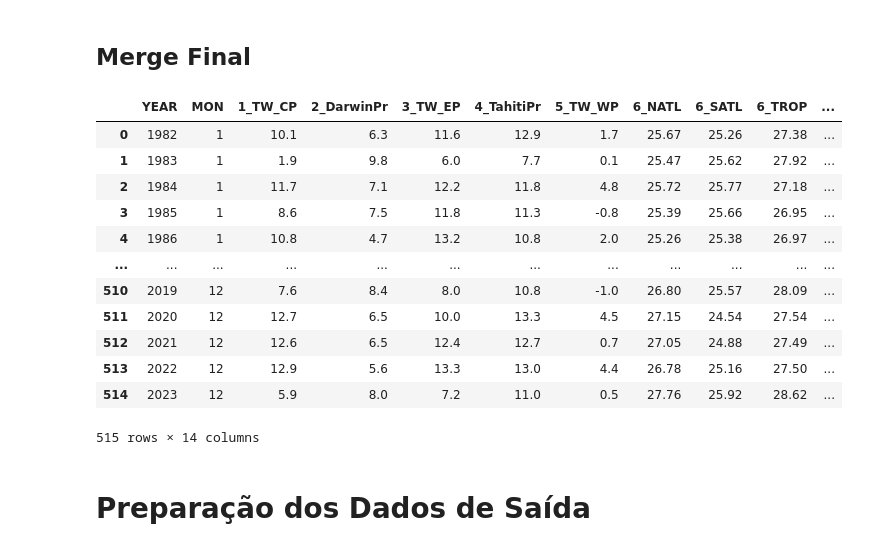
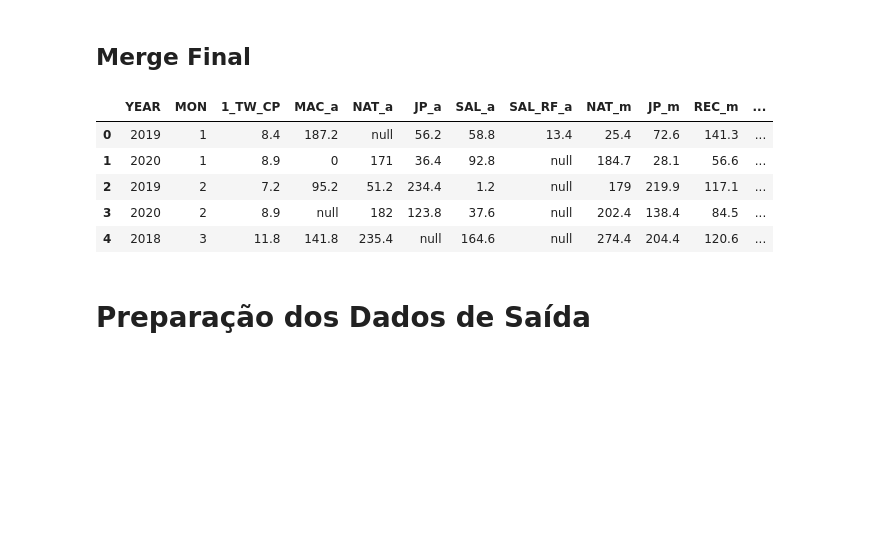
Before and after one commit to GeraldoPaes/tcc-previsao-chuva, a Jupyter notebook: testes.ipynb, the cells around one changed output. Drawn from its saved outputs; the diff is of its cells as text; code cells hidden in the pictures; blank space fills up the shorter version.

```diff
--- a/testes.ipynb
+++ b/testes.ipynb
@@ -161,24 +161,17 @@ for i, df in enumerate(all_dfs):
 # %%
 df_full_in = dfs1[0]
 for df in all_dfs[1:]:
   if df is not None:
     df_full_in = df_full_in.merge(df, on=['YEAR', 'MON'], how='inner')
 
-df_full_in
+df_full_in.head()
 # %% [output]
-|  | YEAR | MON | 1_TW_CP | 2_DarwinPr | 3_TW_EP | 4_TahitiPr | 5_TW_WP | 6_NATL | 6_SATL | 6_TROP | ... |
-| 0 | 1982 | 1 | 10.1 | 6.3 | 11.6 | 12.9 | 1.7 | 25.67 | 25.26 | 27.38 | ... |
-| 1 | 1983 | 1 | 1.9 | 9.8 | 6.0 | 7.7 | 0.1 | 25.47 | 25.62 | 27.92 | ... |
-| 2 | 1984 | 1 | 11.7 | 7.1 | 12.2 | 11.8 | 4.8 | 25.72 | 25.77 | 27.18 | ... |
-| 3 | 1985 | 1 | 8.6 | 7.5 | 11.8 | 11.3 | -0.8 | 25.39 | 25.66 | 26.95 | ... |
-| 4 | 1986 | 1 | 10.8 | 4.7 | 13.2 | 10.8 | 2.0 | 25.26 | 25.38 | 26.97 | ... |
-| ... | ... | ... | ... | ... | ... | ... | ... | ... | ... | ... | ... |
-| 510 | 2019 | 12 | 7.6 | 8.4 | 8.0 | 10.8 | -1.0 | 26.80 | 25.57 | 28.09 | ... |
-| 511 | 2020 | 12 | 12.7 | 6.5 | 10.0 | 13.3 | 4.5 | 27.15 | 24.54 | 27.54 | ... |
-| 512 | 2021 | 12 | 12.6 | 6.5 | 12.4 | 12.7 | 0.7 | 27.05 | 24.88 | 27.49 | ... |
-| 513 | 2022 | 12 | 12.9 | 5.6 | 13.3 | 13.0 | 4.4 | 26.78 | 25.16 | 27.50 | ... |
-| 514 | 2023 | 12 | 5.9 | 8.0 | 7.2 | 11.0 | 0.5 | 27.76 | 25.92 | 28.62 | ... |
+|  | YEAR | MON | 1_TW_CP | MAC_a | NAT_a | JP_a | SAL_a | SAL_RF_a | NAT_m | JP_m | REC_m | ... |
+| 0 | 2019 | 1 | 8.4 | 187.2 | null | 56.2 | 58.8 | 13.4 | 25.4 | 72.6 | 141.3 | ... |
+| 1 | 2020 | 1 | 8.9 | 0 | 171 | 36.4 | 92.8 | null | 184.7 | 28.1 | 56.6 | ... |
+| 2 | 2019 | 2 | 7.2 | 95.2 | 51.2 | 234.4 | 1.2 | null | 179 | 219.9 | 117.1 | ... |
+| 3 | 2020 | 2 | 8.9 | null | 182 | 123.8 | 37.6 | null | 202.4 | 138.4 | 84.5 | ... |
+| 4 | 2018 | 3 | 11.8 | 141.8 | 235.4 | null | 164.6 | null | 274.4 | 204.4 | 120.6 | ... |
-515 rows × 14 columns
 # %% [markdown]
 # Preparação dos Dados de Saída
 # %% [markdown]
```
Also changed, not shown: parts of 20 cells of this notebook, 3 other files.
